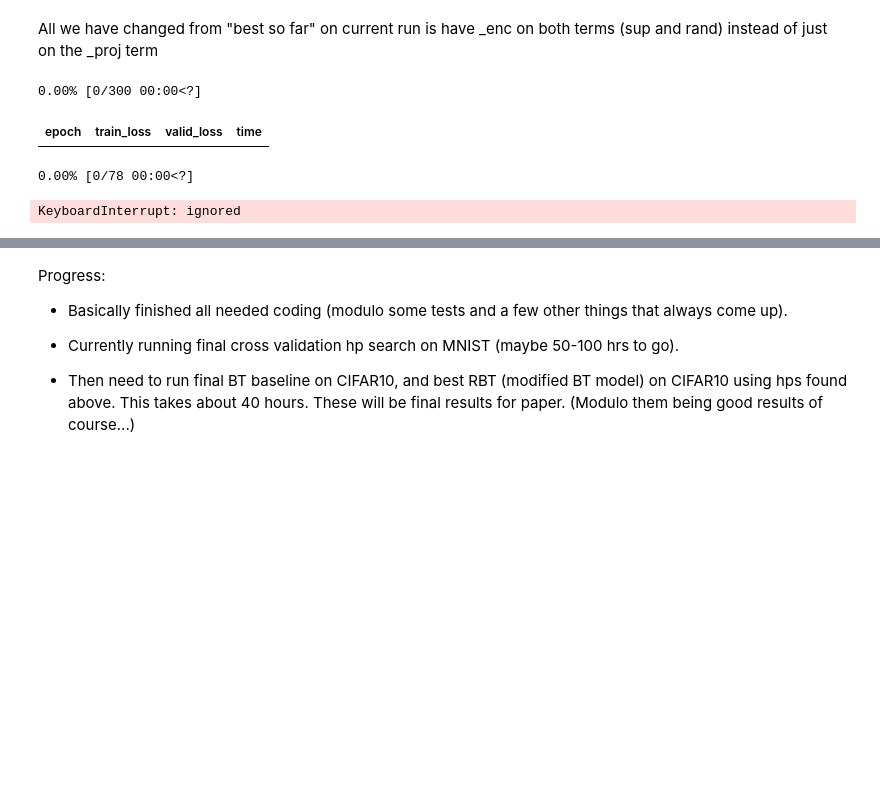
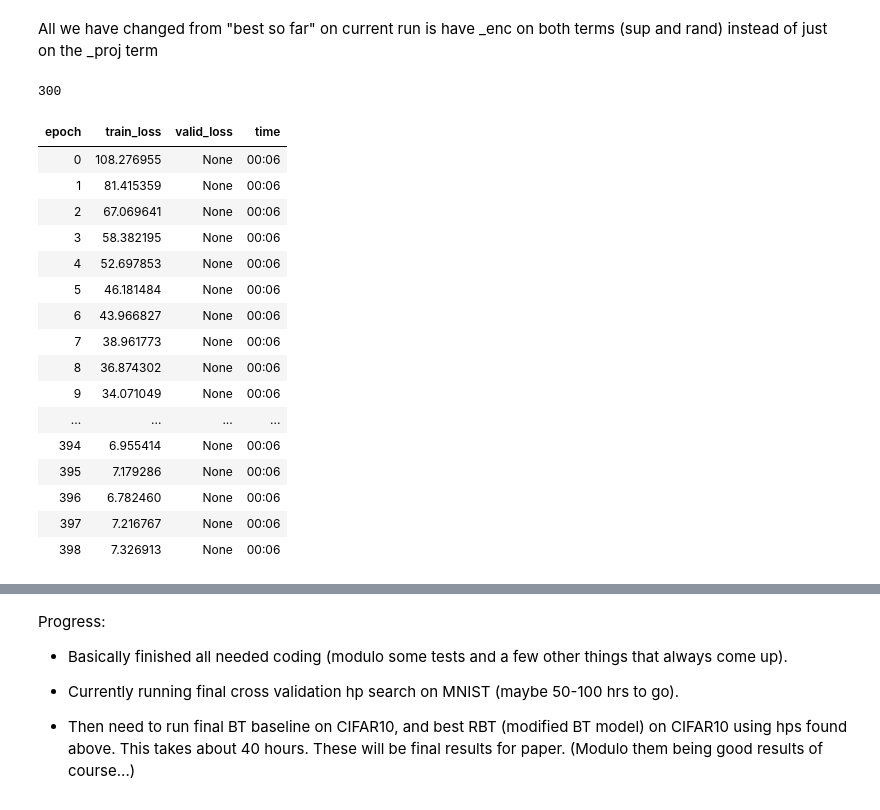
Before and after one commit to hamish-haggerty/AI-hacking, a Jupyter notebook: SSL/MNIST_Val_draft.ipynb, the cells around one changed output, grey strips where cells are left out. Drawn from its saved outputs; the diff is of its cells as text; code cells hidden in the pictures; blank space fills up the shorter version.

```diff
--- a/SSL/MNIST_Val_draft.ipynb
+++ b/SSL/MNIST_Val_draft.ipynb
@@ -455,12 +454,29 @@ Step 4): Fit the learner:
 # %% [markdown]
 All we have changed from "best so far" on current run is have _enc on both terms (sup and rand)
 instead of just on the _proj term
+# %%
+n_epochs
+# %% [output]
+300
 # %%
 #This will also perform linear evaluation every x epochs (see `before_batch`) above
-learn.fit(n_epochs)
+learn.fit(500)
 #learn.barlow_twins.acc_dict
 # %% [output]
-0.00% [0/300 00:00<?]
 | epoch | train_loss | valid_loss | time |
+| 0 | 108.276955 | None | 00:06 |
+| 1 | 81.415359 | None | 00:06 |
+| 2 | 67.069641 | None | 00:06 |
+| 3 | 58.382195 | None | 00:06 |
+| 4 | 52.697853 | None | 00:06 |
+| 5 | 46.181484 | None | 00:06 |
+| 6 | 43.966827 | None | 00:06 |
+| 7 | 38.961773 | None | 00:06 |
+| 8 | 36.874302 | None | 00:06 |
+| 9 | 34.071049 | None | 00:06 |
+| ... | ... | ... | ... |
+| 394 | 6.955414 | None | 00:06 |
+| 395 | 7.179286 | None | 00:06 |
+| 396 | 6.782460 | None | 00:06 |
+| 397 | 7.216767 | None | 00:06 |
+| 398 | 7.326913 | None | 00:06 |
-0.00% [0/78 00:00<?]
-KeyboardInterrupt: ignored
```
Also changed, not shown: parts of 10 cells of this notebook.
